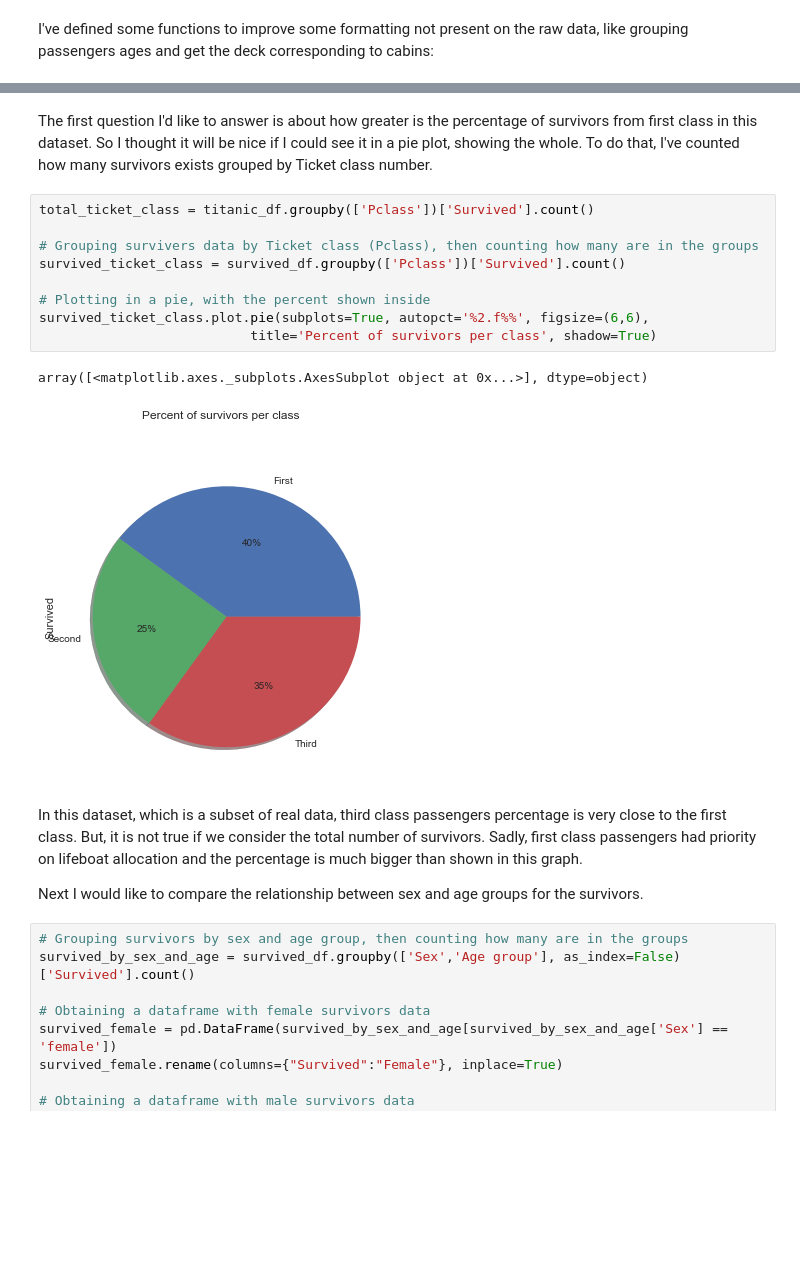
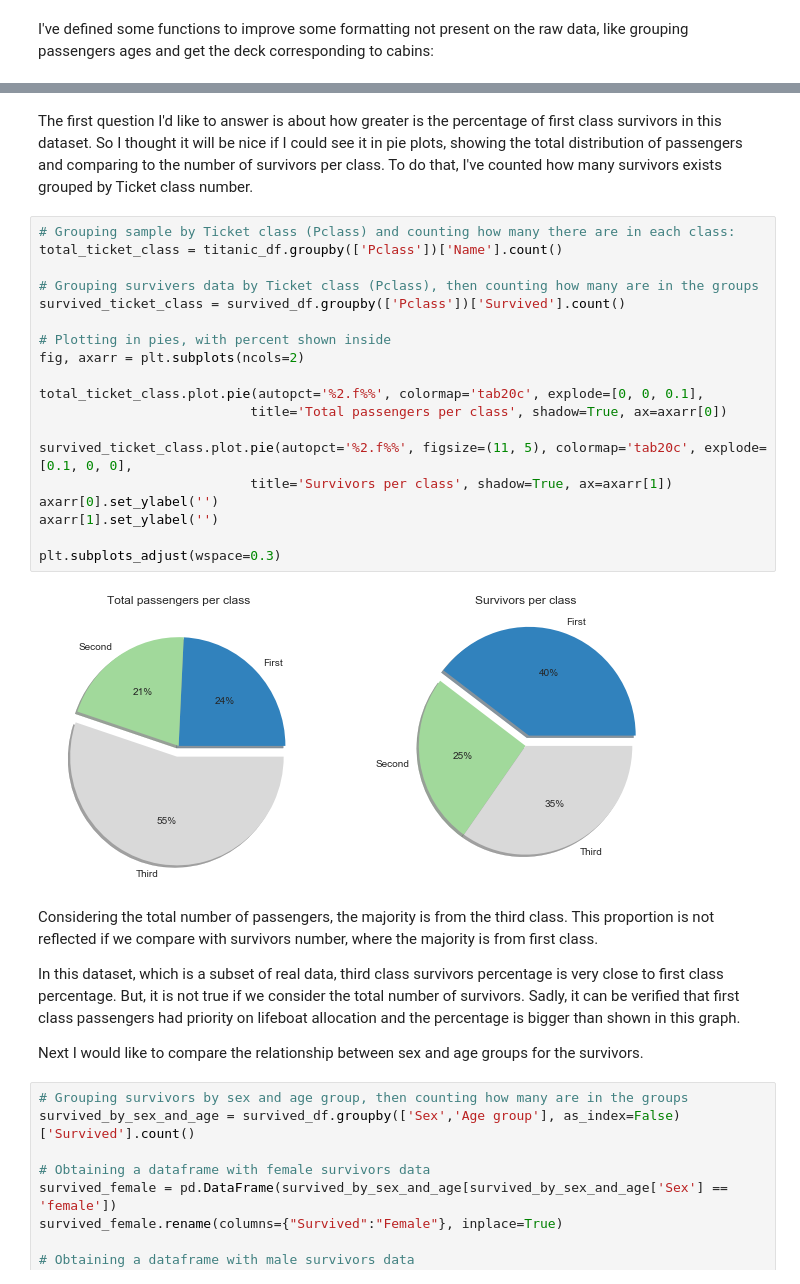
Before and after one commit to dsuruagy/udacityDataAnalyst, a Jupyter notebook: part3/l5-numpyPandas2DData/project/Investigate Titanic Dataset.ipynb, the cells around one changed output, grey strips where cells are left out. Saved outputs shown, nothing was run; the diff lists cells and outputs as text; blank space fills up the shorter version.

Commit message:
Adding pie chart for total passengers per class, to compare with the survivors percentage.

```diff
--- a/part3/l5-numpyPandas2DData/project/Investigate Titanic Dataset.ipynb
+++ b/part3/l5-numpyPandas2DData/project/Investigate Titanic Dataset.ipynb
@@ -87,19 +65,30 @@ survived_df
 # %% [markdown]
-The first question I'd like to answer is about how greater is the percentage of survivors from first class in this dataset. So I thought it will be nice if I could see it in a pie plot, showing the whole. To do that, I've counted how many survivors exists grouped by Ticket class number.
+The first question I'd like to answer is about how greater is the percentage of first class survivors in this dataset. So I thought it will be nice if I could see it in pie plots, showing the total distribution of passengers and comparing to the number of survivors per class. To do that, I've counted how many survivors exists grouped by Ticket class number.
 # %%
-total_ticket_class = titanic_df.groupby(['Pclass'])['Survived'].count()
+# Grouping sample by Ticket class (Pclass) and counting how many there are in each class:
+total_ticket_class = titanic_df.groupby(['Pclass'])['Name'].count()
 
 # Grouping survivers data by Ticket class (Pclass), then counting how many are in the groups
 survived_ticket_class = survived_df.groupby(['Pclass'])['Survived'].count()
 
-# Plotting in a pie, with the percent shown inside
-survived_ticket_class.plot.pie(subplots=True, autopct='%2.f%%', figsize=(6,6),
-                           title='Percent of survivors per class', shadow=True)
+# Plotting in pies, with percent shown inside
+fig, axarr = plt.subplots(ncols=2)
+
+total_ticket_class.plot.pie(autopct='%2.f%%', colormap='tab20c', explode=[0, 0, 0.1],
+                           title='Total passengers per class', shadow=True, ax=axarr[0])
+
+survived_ticket_class.plot.pie(autopct='%2.f%%', figsize=(11, 5), colormap='tab20c', explode=[0.1, 0, 0],
+                           title='Survivors per class', shadow=True, ax=axarr[1])
+axarr[0].set_ylabel('')
+axarr[1].set_ylabel('')
+
+plt.subplots_adjust(wspace=0.3)
 # %% [output]
-array([<matplotlib.axes._subplots.AxesSubplot object at 0x...>], dtype=object)
-[figure, old version]
+[figure, new version]
 # %% [markdown]
-In this dataset, which is a subset of real data, third class passengers percentage is very close to the first class. But, it is not true if we consider the total number of survivors. Sadly, first class passengers had priority on lifeboat allocation and the percentage is much bigger than shown in this graph.
+Considering the total number of passengers, the majority is from the third class. This proportion is not reflected if we compare with survivors number, where the majority is from first class.
+
+In this dataset, which is a subset of real data, third class survivors percentage is very close to first class percentage. But, it is not true if we consider the total number of survivors. Sadly, it can be verified that first class passengers had priority on lifeboat allocation and the percentage is bigger than shown in this graph.
 
 Next I would like to compare the relationship between sex and age groups for the survivors.
 # %%
```
Also changed, not shown: parts of 1 cell of this notebook.
